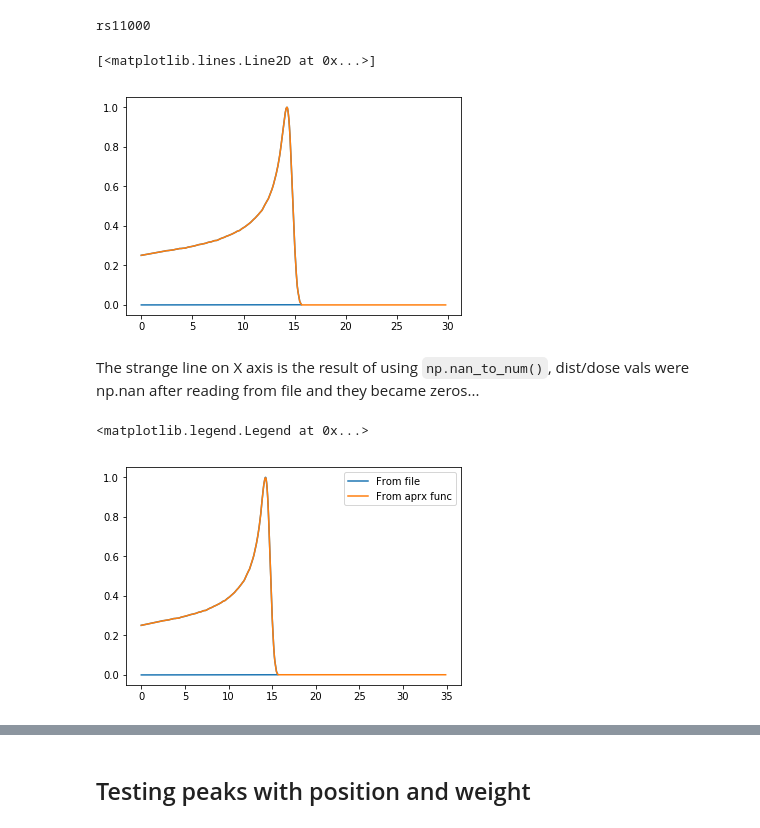
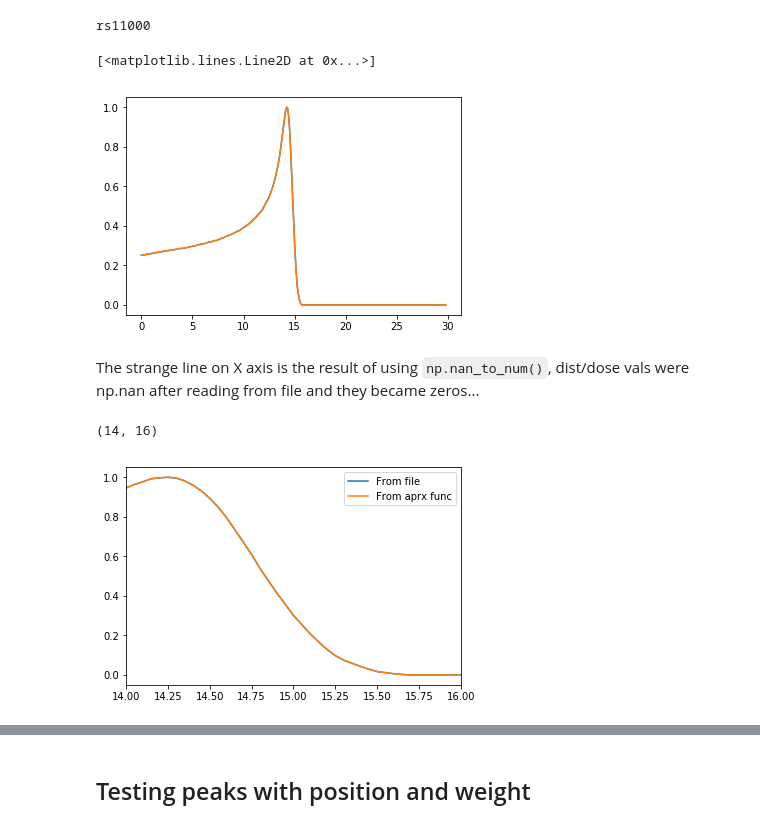
Before and after one commit to DataMedSci/ProtonBeamsComposer, a Jupyter notebook: curve_fit_BP.ipynb, the cells around one changed output, grey strips where cells are left out. Saved outputs shown, nothing was run; the diff lists cells and outputs as text; code cells hidden in the pictures.

```diff
--- a/curve_fit_BP.ipynb
+++ b/curve_fit_BP.ipynb
@@ -114,26 +113,27 @@ print(data.columns[25])
 # %% [output]
 rs11000
 # %%
-rs11000dist = data[data.columns[24]].as_matrix()
+# rs11000dist = data[data.columns[24]].as_matrix()
 rs11000dose = data[data.columns[25]].as_matrix()
 
-rs11000dist = np.nan_to_num(rs11000dist)
+rs11000dist = rs0dist
 rs11000dose = np.nan_to_num(rs11000dose)
 # %%
 plt.plot(rs11000dist, rs11000dose)
 plt.plot(rs0dist, rs11000dose)
 # %% [output]
 [<matplotlib.lines.Line2D at 0x...>]
-[figure, old version]
+[figure, new version]
 # %% [markdown]
 The strange line on X axis is the result of using `np.nan_to_num()`, dist/dose vals were np.nan after reading from file and they became zeros...
 # %%
-r11000aprx = peak_function(rs11000dist, rs11000dose)
+r11000aprx = peak_function(rs0dist, rs11000dose)
 # %%
-dd = np.arange(0, 35, .1)
-before, = plt.plot(rs11000dist, rs11000dose, label="From file")
+dd = np.arange(14, 16, .01)
+before, = plt.plot(rs11000dist, rs11000dose, '-', label="From file")
 after, = plt.plot(dd, r11000aprx(dd), '-', label="From aprx func")
 plt.legend(handles=[before, after])
+plt.xlim(14,16)
 # %% [output]
-<matplotlib.legend.Legend at 0x...>
+(14, 16)
-[figure, old version]
+[figure, new version]
```
Also changed, not shown: parts of 7 cells of this notebook, 2 other files.
